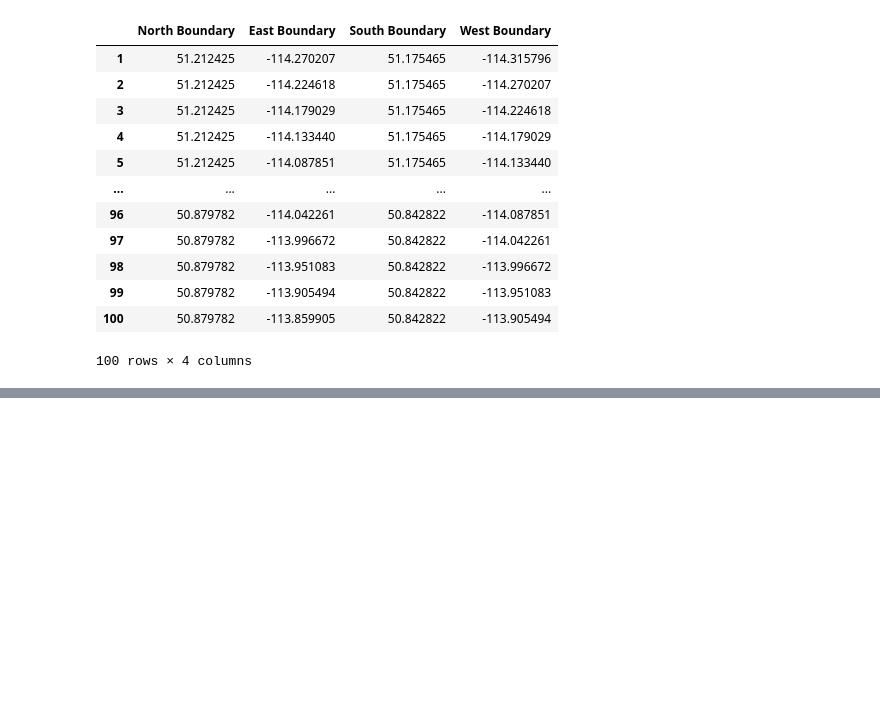
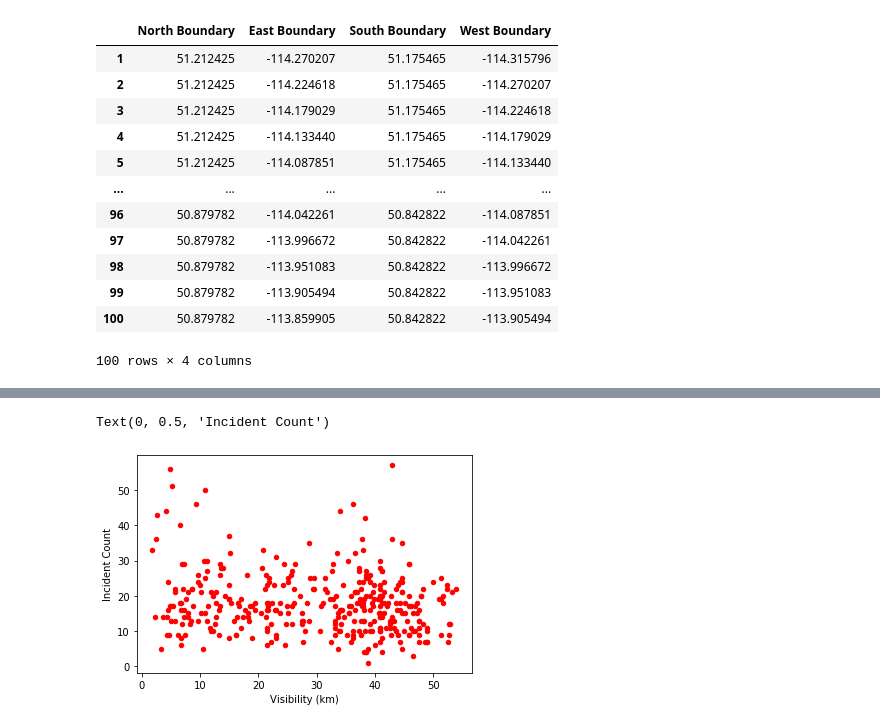
Before and after one commit to KChow095/Calgary-Traffic-Analysis, a Jupyter notebook: Calgary_Traffic_Analysis.ipynb, the cells around one changed output, grey strips where cells are left out. Saved outputs shown, nothing was run; the diff lists cells and outputs as text; code cells hidden in the pictures; blank space fills up the shorter version.

```diff
--- a/Calgary_Traffic_Analysis.ipynb
+++ b/Calgary_Traffic_Analysis.ipynb
@@ -92,0 +241,6 @@ cells_df
+# %%
+weather_merged_df.plot(kind='scatter',x='Visibility (km)',y='Count', color='red')
+plt.ylabel('Incident Count')
+# %% [output]
+Text(0, 0.5, 'Incident Count')
+[figure, added]
```
Also changed, not shown: parts of 26 cells of this notebook, 1 other file.
